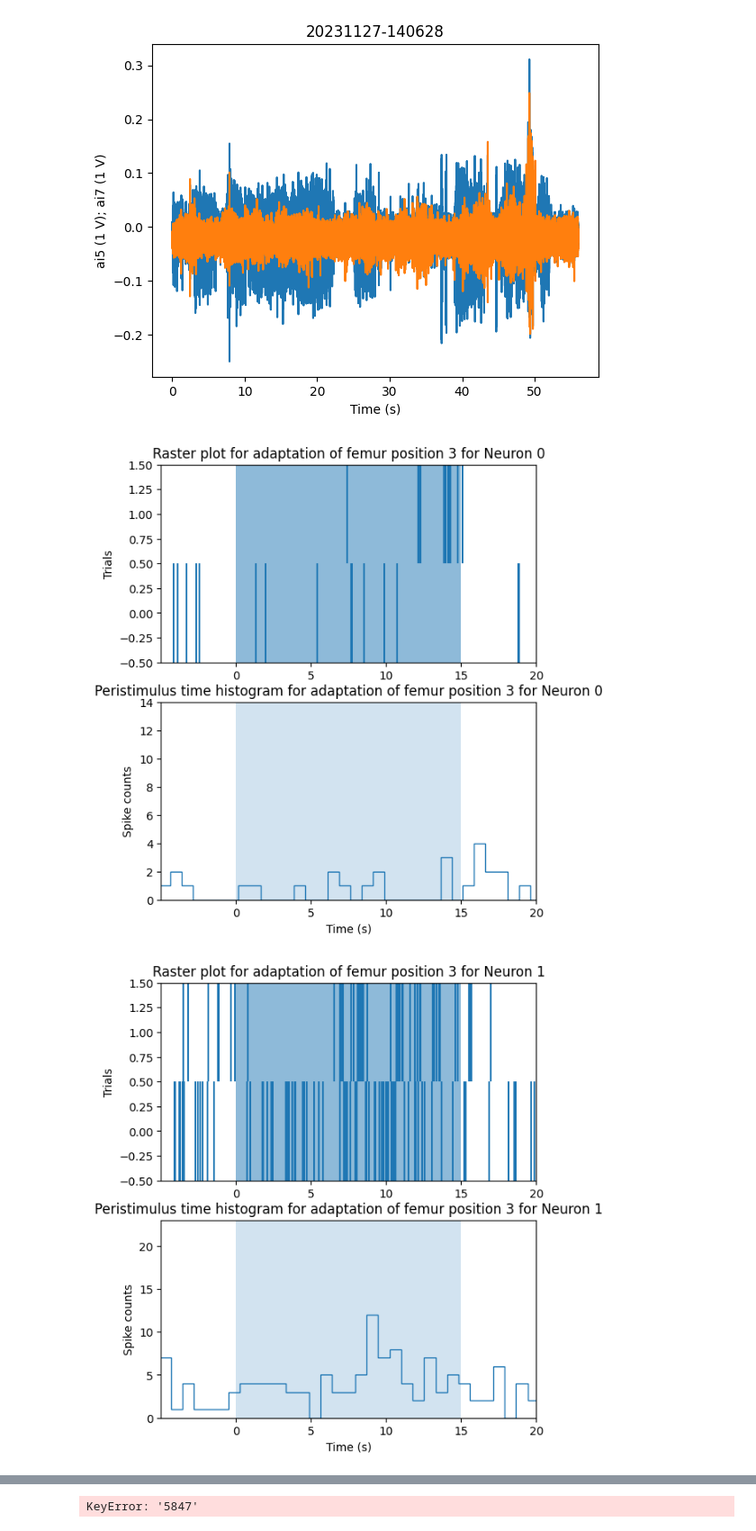
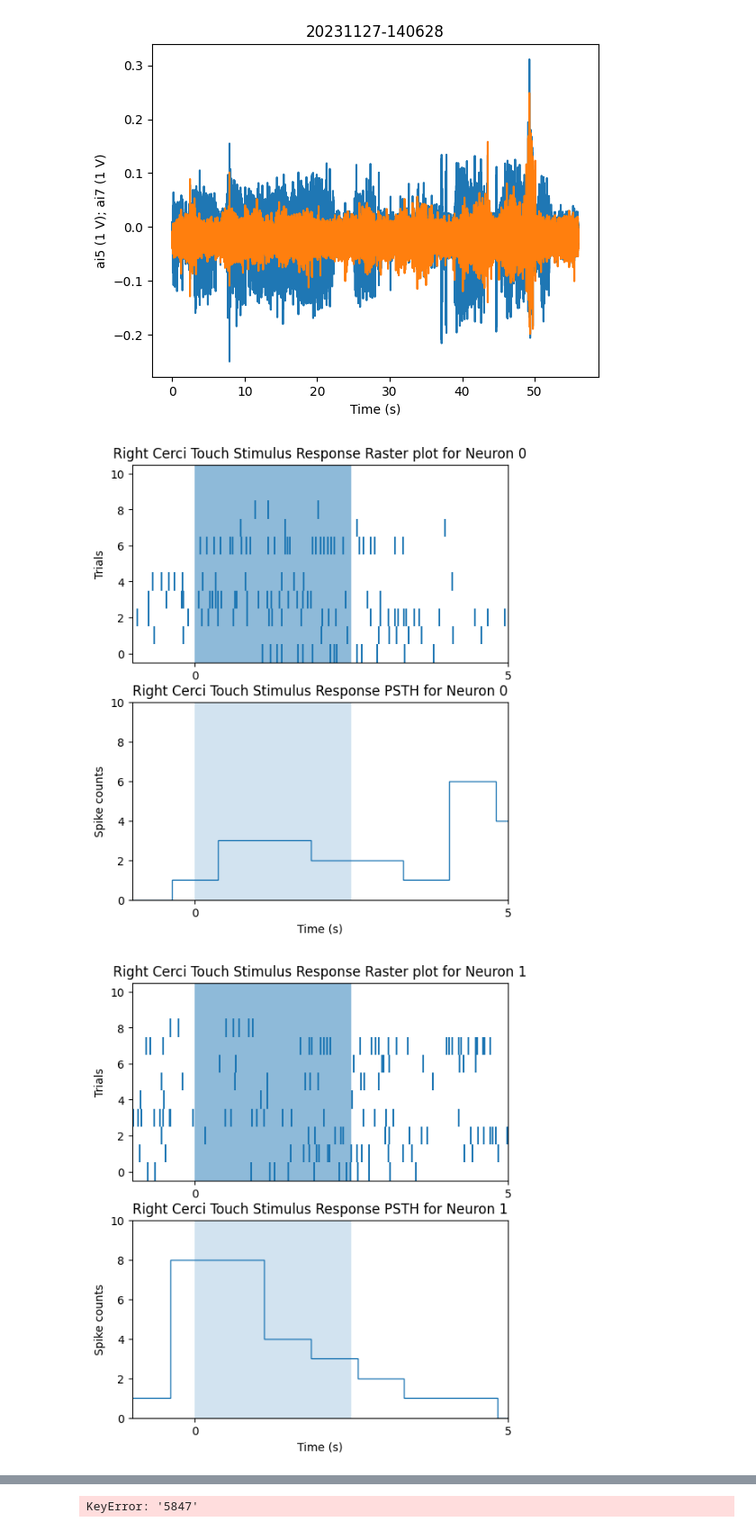
Before and after one commit to adishreeg/bi162-final-project, a Jupyter notebook: code/TouchStimulation.ipynb, the cells around one changed output, grey strips where cells are left out. Shown at 90% size. Saved outputs shown, nothing was run; the diff lists cells and outputs as text; code cells hidden in the pictures.

Commit message:
touchStimulation

```diff
--- a/code/TouchStimulation.ipynb
+++ b/code/TouchStimulation.ipynb
@@ -242,7 +246,7 @@ filenames = {
     '0628': '../final_data/day3/20231127-140628.dat'
 }
 # %%
-aligned_spikes, spike_clusters = cluster_multiple(filenames, n_clusters=4, ch_no=1, boundary=10, threshold=6)
+aligned_spikes, spike_clusters = cluster_multiple(filenames, n_clusters=7, ch_no=1, boundary=15, threshold=4)
 # %% [output]
 key=[rundate] value=['20231127-140628']
 key=[rate_hz] value=[10000]
@@ -275,11 +283,11 @@ array([0, 2, 0, 1, 0, 1, 1, 1, 1, 0, 1, 3, 0, 1, 0, 0, 1, 0, 1, 1, 0, 3,
 # %%
 trial_times = {
    #'5847': [[17,20],[21,24],[30,32],[35,45],[46,48],[50,53],[54,58],[60,62],[66,68],[68,70],[72,74],[75,77]],
-    '0628': [[2,4],[6,10],[15,20],[25,28],[35,40],[40,43],[45,49]]
+    '0628' : [[0,2],[5,7],[10,12],[15,17],[20,22],[25,27],[30,32],[35,37],[40,42]]
 
 }
 # %%
-for cluster1 in [[1,2,3]]:
+for cluster1 in [[0,4,6]]:
     colors = [(i * 0.1, i * 0, i * 0.2) for i in range(10)] # list(mcolors.TABLEAU_COLORS.keys())
     fig, ax = plt.subplots(2, figsize=(6, 7))
 
@@ -333,7 +341,7 @@ for cluster1 in [[1,2,3]]:
 ### Femur response adapation
 # %%
 adaptation_3 = '../final_data/day3/20231127-140628.dat'
-aligned_spikes, spike_clusters = cluster(adaptation_3, 1, 6)
+aligned_spikes, spike_clusters = cluster(adaptation_3, 1, 6, threshold=5)
 # %% [output]
 key=[rundate] value=['20231127-140628']
 key=[rate_hz] value=[10000]
@@ -361,30 +369,30 @@ key=[sweepperiod_s] value=[1]
 {'rundate': '20231127-140628', 'rate_hz': 10000, 'channels': ['ai5', 'ai7'], 'nchannels': 2, 'scale': ['1 V', '1 V'], 'scans_per_sweep': 10000, 'sweepperiod_s': 1}
 [figure]
 # %%
-for CLUSTER in [0,1,2,3,4,5,6]:
+for CLUSTER in [0,1,2,3]:
     fig, axs = plt.subplots(2, figsize=(6, 7))
     axs[0].eventplot(
-        [[x[0] - t_s * 10000 for i, x in enumerate(aligned_spikes) if spike_clusters[i] == CLUSTER] for t_s in [7, 35]])
-    axs[0].set_xlim([-50000, 20 * 10000])
-    ts = [0, 5, 10, 15, 20]
+        [[x[0] - (t_s + 2) * 10000 for i, x in enumerate(aligned_spikes) if spike_clusters[i] == CLUSTER] for t_s in [0,4,10,16,24,30,37,42,48,54,60]])
+    axs[0].set_xlim([-10000, 5 * 10000])
+    ts = [0, 5]
     axs[0].set_xticks([t * 10000 for t in ts], ts)
     # axs[0].set_xlabel('Time (s)')
     axs[0].set_ylabel('Trials')
-    x = [0, 150000]
+    x = [0, 25000]
     y1 = [-.5, -0.5]
-    axs[0].fill_between(x, y1, 1.5, alpha=0.5); axs[1].fill_between(x, y1, 23 if CLUSTER else 14, alpha=0.2)
-    axs[0].set_ylim([-0.5, 1.5])
-    axs[0].set_title(f'Raster plot for adaptation of femur position 3 for Neuron {CLUSTER}')
+    axs[0].fill_between(x, y1, 10.5, alpha=0.5); axs[1].fill_between(x, y1, 23 if CLUSTER else 14, alpha=0.2)
+    axs[0].set_ylim([-0.5, 10.5])
+    axs[0].set_title(f'Right Cerci Touch Stimulus Response Raster plot for Neuron {CLUSTER}')
 
     times = [x[0] - t_s * 10000 for i, x in enumerate(aligned_spikes) if spike_clusters[i] == CLUSTER for t_s in [8, 33]]
     axs[1].hist(times, bins=100, histtype='step')
     axs[1].set_ylabel('Spike counts')
-    axs[1].set_title(f'Peristimulus time histogram for adaptation of femur position 3 for Neuron {CLUSTER}')
+    axs[1].set_title(f'Right Cerci Touch Stimulus Response PSTH for Neuron {CLUSTER}')
     axs[1].set_xticks([t * 10000 for t in ts], ts)
     axs[1].set_xlabel('Time (s)')
-    axs[1].set_xlim([-50000, 20 * 10000])
-    axs[1].set_ylim([0, 23 if CLUSTER else 14])
+    axs[1].set_xlim([-10000, 5 * 10000])
+    axs[1].set_ylim([0, 10 if CLUSTER else 10])
     plt.show()
 # %% [output]
-[figure, old version]
+[figure, new version]
-[figure, old version]
+[figure, new version]
```
Also changed, not shown: parts of 8 cells of this notebook.
